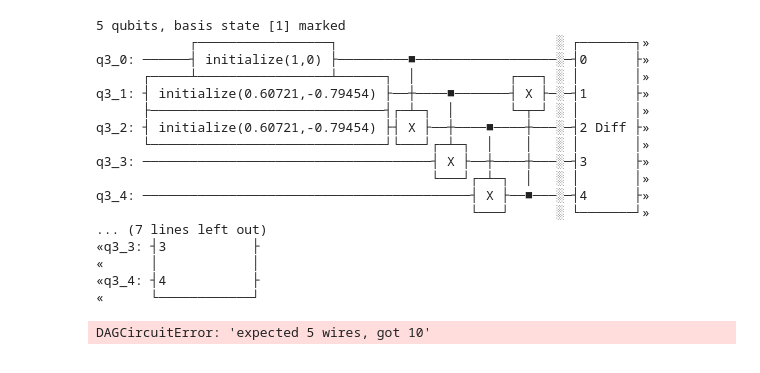
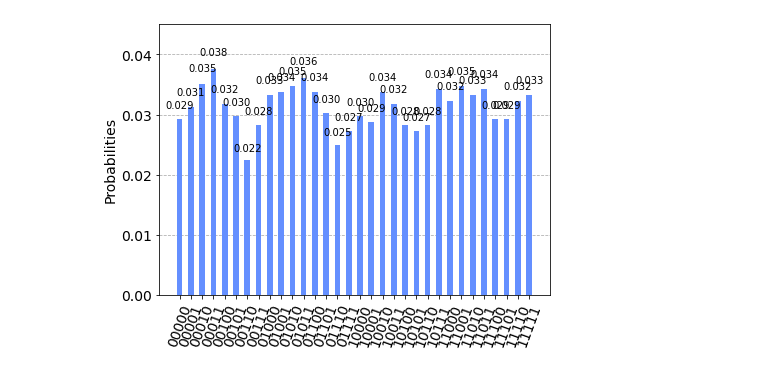
Before and after one commit to anomius/Qc_hack, a Jupyter notebook: mast.ipynb, the cells around one changed output. Saved outputs shown, nothing was run; the diff lists cells and outputs as text; code cells hidden in the pictures.

```diff
--- a/mast.ipynb
+++ b/mast.ipynb
@@ -44,7 +41,9 @@ def something(n,marked):
 n=5
 x=np.random.randint(20)
 marked=[x]
-qc=something(n,marked)
+qc = QuantumCircuit(n,n)
+qc.append(something(n,marked),range(n))
 
+qc.measure(range(n),range(n))
 qc.draw()
 # %% [output]
@@ -65,7 +63,0 @@ c: 5/═════════════════════════
-# %%
-back = Aer.get_backend('qasm_simulator')
-result = execute(qc,back,shots=2048).result()
-counts = result.get_counts(qc)
-print(counts)
-
-plot_histogram(counts)
@@ -108,7 +97,8 @@ def gol(nh):
     a=a/8
     a = a/np.linalg.norm(a)
     qr = QuantumRegister(5)
-    qc = QuantumCircuit(qr,name='Morpheous')
+    cr = ClassicalRegister(5)
+    qc = QuantumCircuit(qr, cr,name='Morpheous')
     qc.initialize([a,0],[qr[0]])
     qc.initialize(value,[qr[1]])
     qc.initialize(value,[qr[2]])
@@ -118,14 +108,22 @@ def gol(nh):
     qc.cx(qr[4],qr[1])
 
     qc.barrier()
+    qc.append(something(5,[int(a)]),range(5)) #had some issues h
     qc.append(diffuser(5),range(5))
-    qc.append(something(5,[int(a)]),range(5))
+    qc.measure(range(n),range(n))
+    print(qc.draw())
+    back = Aer.get_backend('qasm_simulator')
+    result = execute(qc,back,shots=2048).result()
+    counts = result.get_counts(qc)
+    print(counts)
 
-    back = Aer.get_backend('qasm_simulator')
-    print(qc.draw())
-    #result = execute(qc,back,shots=1).result()
-    #counts = result.get_counts(qc)
-    return qc
-    return value
+
+
+    #for i in data:
+
+
+    return counts
 # %%
 t=np.random.rand(3,3,3)
+t[1][2][1]=1
+qc=gol(t)
@@ -132,29 +148,4 @@ t=np.random.rand(3,3,3)
-# %%
-qc=gol(t)
-# %% [output]
-5 qubits, basis state [1] marked
-            ┌─────────────────┐                            ░ ┌───────┐»
-q3_0: ──────┤ initialize(1,0) ├─────────■──────────────────░─┤0      ├»
-      ┌─────┴─────────────────┴──────┐  │            ┌───┐ ░ │       │»
-q3_1: ┤ initialize(0.60721,-0.79454) ├──┼────■───────┤ X ├─░─┤1      ├»
-      ├──────────────────────────────┤┌─┴─┐  │       └─┬─┘ ░ │       │»
-q3_2: ┤ initialize(0.60721,-0.79454) ├┤ X ├──┼────■────┼───░─┤2 Diff ├»
-      └──────────────────────────────┘└───┘┌─┴─┐  │    │   ░ │       │»
-q3_3: ─────────────────────────────────────┤ X ├──┼────┼───░─┤3      ├»
-                                           └───┘┌─┴─┐  │   ░ │       │»
-q3_4: ──────────────────────────────────────────┤ X ├──■───░─┤4      ├»
-                                                └───┘      ░ └───────┘»
-... (7 lines left out)
-«q3_3: ┤3           ├
-«      │            │
-«q3_4: ┤4           ├
-«      └────────────┘
-# %%
-back = Aer.get_backend('qasm_simulator')
-result = execute(qc,back,shots=2048).result()
-counts = result.get_counts(qc)
-print(counts)
-
-plot_histogram(counts)
-# %% [output]
-DAGCircuitError: 'expected 5 wires, got 10'
+# %%
+plot_histogram(qc)
+# %% [output]
+[figure, added]
```
Also changed, not shown: parts of 5 cells of this notebook.
